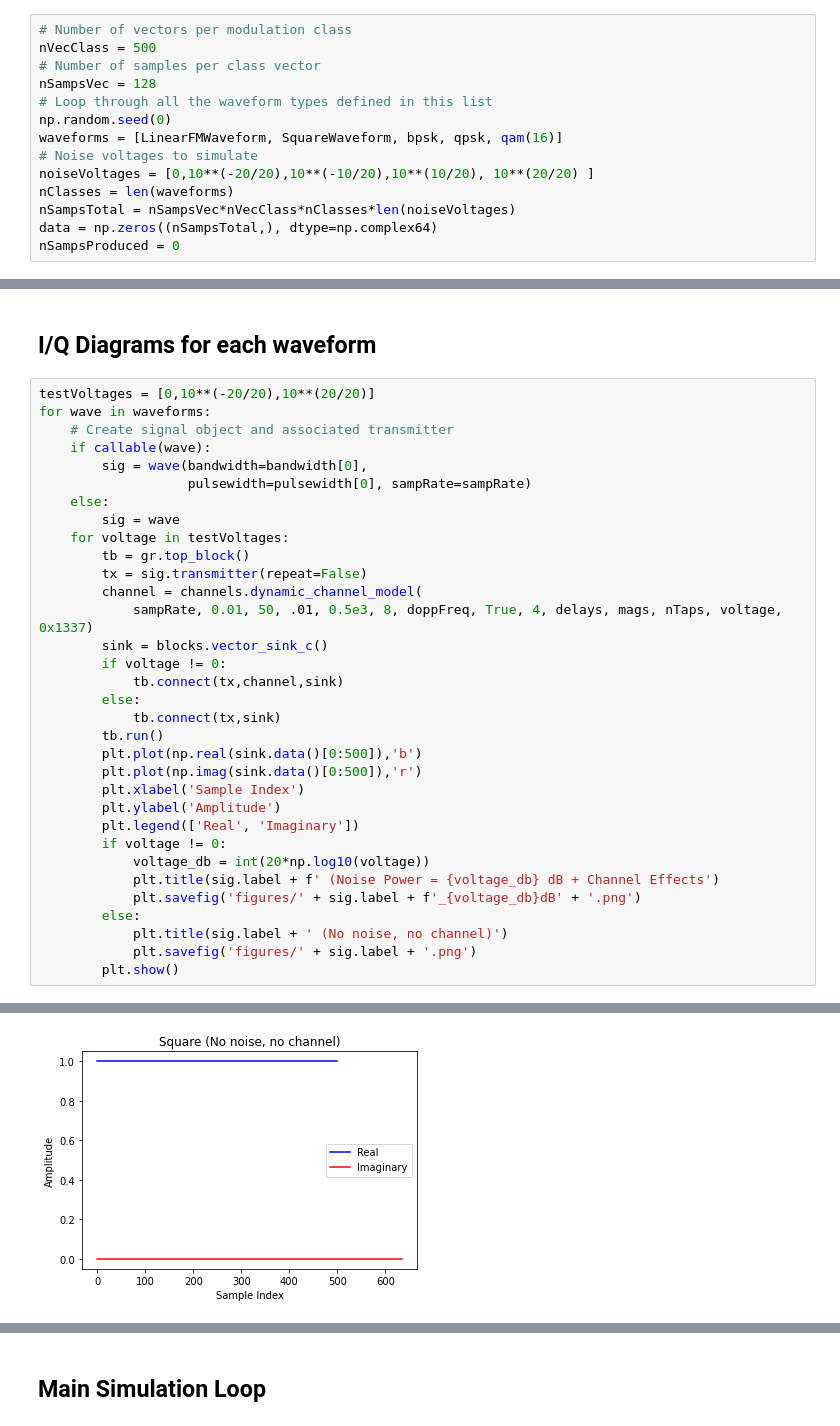
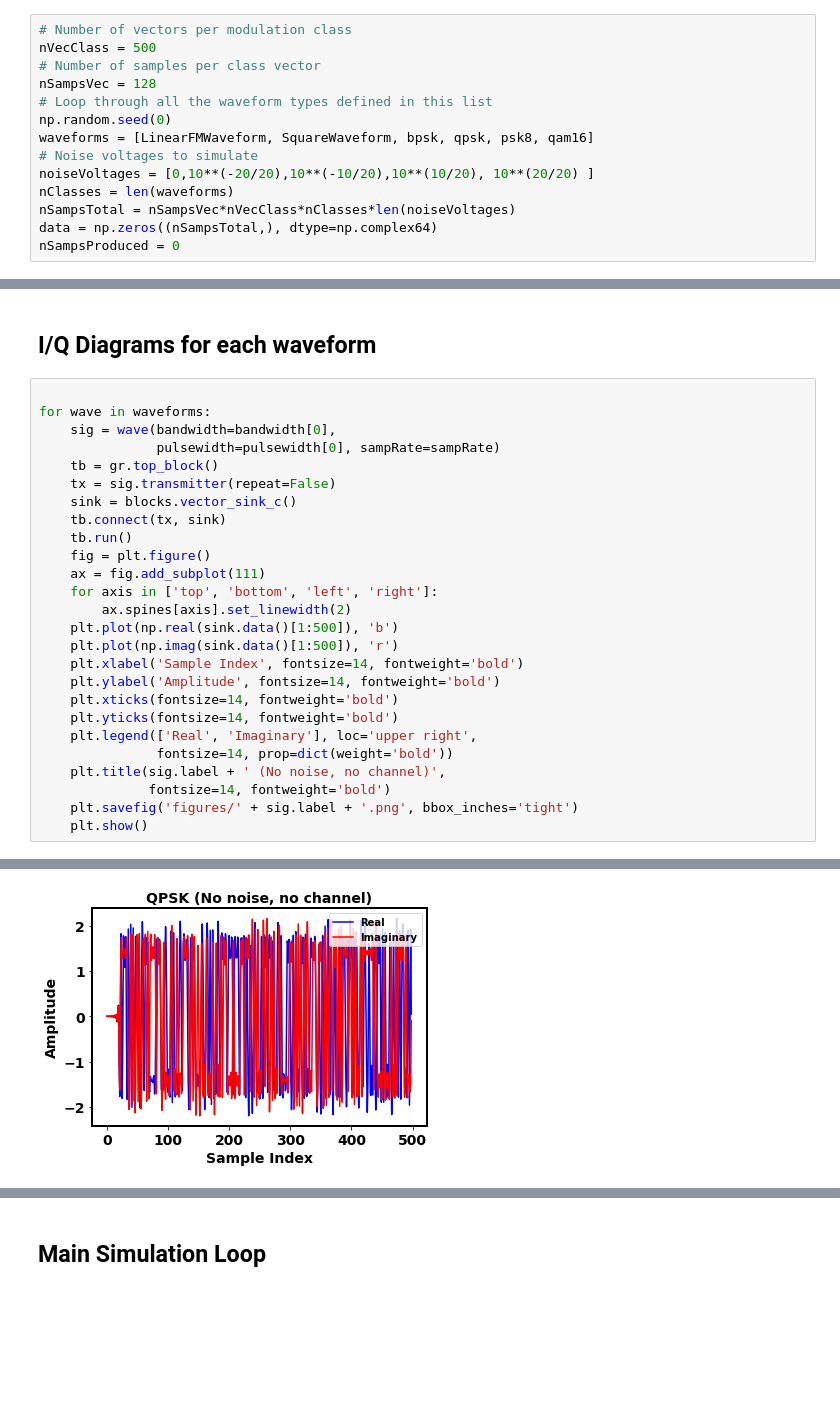
Before and after one commit to ShaneFlandermeyer/cs5033-final-project, a Jupyter notebook: synthesize_dataset.ipynb, the cells around one changed output, grey strips where cells are left out. Saved outputs shown, nothing was run; the diff lists cells and outputs as text; blank space fills up the shorter version.

```diff
--- a/synthesize_dataset.ipynb
+++ b/synthesize_dataset.ipynb
@@ -17,7 +17,7 @@ nVecClass = 500
 nSampsVec = 128
 # Loop through all the waveform types defined in this list
 np.random.seed(0)
-waveforms = [LinearFMWaveform, SquareWaveform, bpsk, qpsk, qam(16)]
+waveforms = [LinearFMWaveform, SquareWaveform, bpsk, qpsk, psk8, qam16]
 # Noise voltages to simulate
 noiseVoltages = [0,10**(-20/20),10**(-10/20),10**(10/20), 10**(20/20) ]
 nClasses = len(waveforms)
@@ -69,36 +69,29 @@ pulsewidth = minPulsewidth + \
 # %% [markdown]
 ## I/Q Diagrams for each waveform
 # %%
-testVoltages = [0,10**(-20/20),10**(20/20)]
+
 for wave in waveforms:
-    # Create signal object and associated transmitter
-    if callable(wave):
-        sig = wave(bandwidth=bandwidth[0],
-                   pulsewidth=pulsewidth[0], sampRate=sampRate)
-    else:
-        sig = wave
-    for voltage in testVoltages:
-        tb = gr.top_block()
-        tx = sig.transmitter(repeat=False)
-        channel = channels.dynamic_channel_model(
-            sampRate, 0.01, 50, .01, 0.5e3, 8, doppFreq, True, 4, delays, mags, nTaps, voltage, 0x1337)
-        sink = blocks.vector_sink_c()
-        if voltage != 0:
-            tb.connect(tx,channel,sink)
-        else:
-            tb.connect(tx,sink)
-        tb.run()
-        plt.plot(np.real(sink.data()[0:500]),'b')
-        plt.plot(np.imag(sink.data()[0:500]),'r')
-        plt.xlabel('Sample Index')
-        plt.ylabel('Amplitude')
-        plt.legend(['Real', 'Imaginary'])
-        if voltage != 0:
-            voltage_db = int(20*np.log10(voltage))
-            plt.title(sig.label + f' (Noise Power = {voltage_db} dB + Channel Effects')
-            plt.savefig('figures/' + sig.label + f'_{voltage_db}dB' + '.png')
-        else:
-            plt.title(sig.label + ' (No noise, no channel)')
-            plt.savefig('figures/' + sig.label + '.png')
-        plt.show()
+    sig = wave(bandwidth=bandwidth[0],
+               pulsewidth=pulsewidth[0], sampRate=sampRate)
+    tb = gr.top_block()
+    tx = sig.transmitter(repeat=False)
+    sink = blocks.vector_sink_c()
+    tb.connect(tx, sink)
+    tb.run()
+    fig = plt.figure()
+    ax = fig.add_subplot(111)
+    for axis in ['top', 'bottom', 'left', 'right']:
+        ax.spines[axis].set_linewidth(2)
+    plt.plot(np.real(sink.data()[1:500]), 'b')
+    plt.plot(np.imag(sink.data()[1:500]), 'r')
+    plt.xlabel('Sample Index', fontsize=14, fontweight='bold')
+    plt.ylabel('Amplitude', fontsize=14, fontweight='bold')
+    plt.xticks(fontsize=14, fontweight='bold')
+    plt.yticks(fontsize=14, fontweight='bold')
+    plt.legend(['Real', 'Imaginary'], loc='upper right',
+               fontsize=14, prop=dict(weight='bold'))
+    plt.title(sig.label + ' (No noise, no channel)',
+              fontsize=14, fontweight='bold')
+    plt.savefig('figures/' + sig.label + '.png', bbox_inches='tight')
+    plt.show()
 # %% [output]
@@ -108 +101 @@ for wave in waveforms:
-[figure, old version]
+[figure, new version]
```
Also changed, not shown: parts of 2 cells of this notebook, 4 other files.
